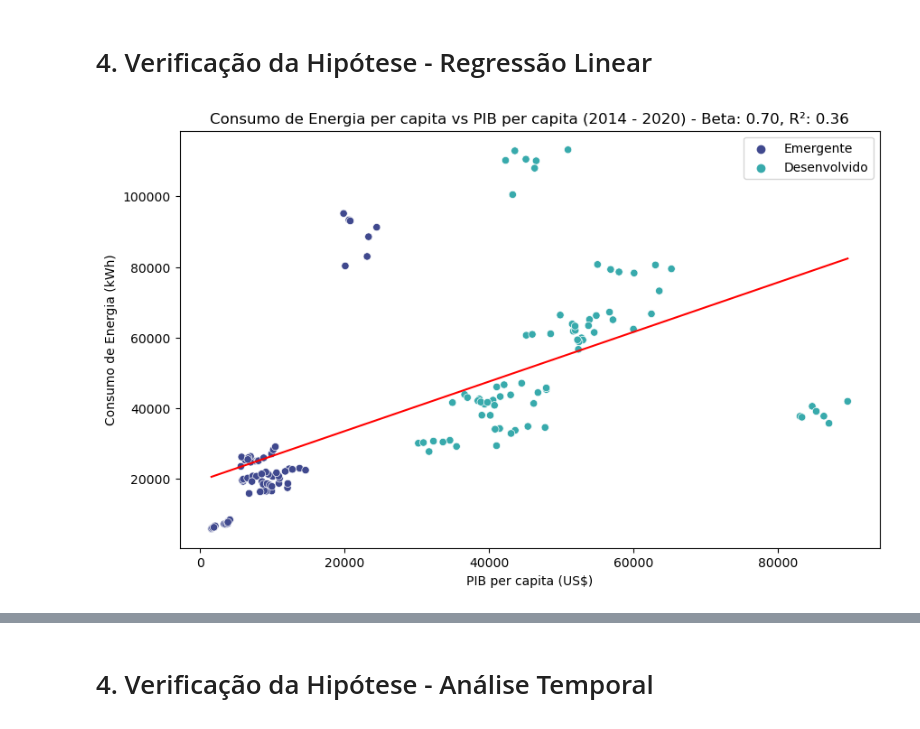
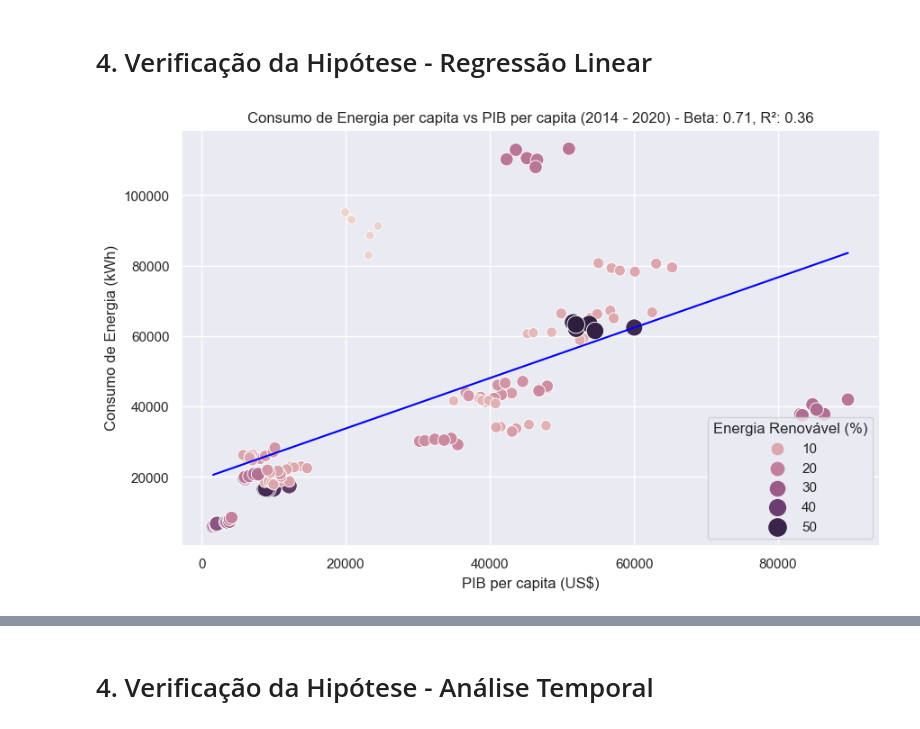
Before and after one commit to Felipefalex/Projeto-Sustainable-Energy, a Jupyter notebook: sustainable_energy.ipynb, the cells around one changed output, grey strips where cells are left out. Drawn from its saved outputs; the diff is of its cells as text; code cells hidden in the pictures.

```diff
--- a/sustainable_energy.ipynb
+++ b/sustainable_energy.ipynb
@@ -96,10 +99,10 @@ Temos 176 em nosso dataframe, sendo a lista completa deles:
 # %%
 # Dataframe reduzido
-colunas_reduzidas = ['Entity', 'Year', 'Primary energy consumption per capita (kWh/person)', 'gdp_per_capita']
+colunas_reduzidas = ['Entity', 'Year', 'Primary energy consumption per capita (kWh/person)', 'gdp_per_capita', 'Renewable energy share in the total final energy consumption (%)']
 data = data[colunas_reduzidas]
 
 # Alterando o nome das colunas
-data.columns = ['Pais', 'Ano', 'Consumo energia primaria per capita', 'PIB per capita']
+data.columns = ['Pais', 'Ano', 'Consumo energia primaria per capita', 'PIB per capita', 'Renováveis %']
 # %%
 # Avaliando a quantidade de valores nulos
 nulos = pd.DataFrame(data.isnull().sum().sort_values(ascending=False)[:25])
@@ -141,12 +145,11 @@ dtype: int64
 # Remoção das informações faltantes
 # Lista de países a serem removidos
 paises_a_remover = [
-    "Egypt", "Saint Vincent and the Grenadines", "Saint Lucia",
-    "Saint Kitts and Nevis", "Gambia", "Bahamas", "New Caledonia",
-    "Czechia", "Kyrgyzstan", "Slovakia", "Congo", "Yemen",
-    "Cayman Islands", "Somalia", "Aruba", "Bulgaria", "Bermuda",
-    "Puerto Rico", "Lebanon", "Libya", "Albania", "Eritrea",
-    "Nauru", "Djibouti"
+    "Saint Vincent and the Grenadines", "Egypt", "Slovakia",
+    "Congo", "Czechia", "Bahamas", "Saint Lucia",
+    "Saint Kitts and Nevis", "Gambia",  "Kyrgyzstan",
+    "Yemen", "Albania", "Somalia", "Nauru",
+    "Eritrea", "Cayman Islands", "South Sudan",
 ]
 
 # Removendo os países especificados do dataframe
@@ -216,3 +234,5 @@ plt.show()
+# %%
+data = data[data['Ano'] != 2020]
 # %%
 # Calculando a quantidade de informações não nulas por país para as variáveis-chave
 quantidade_info_por_pais = data.groupby('Pais')[variáveis_chave].count().sum(axis=1)
@@ -321,7 +348,7 @@ x_var = 'PIB per capita'
 y_var = 'Consumo energia primaria per capita'
 
 # Preparando os dados
-data_filtrada = data_recente[[x_var, y_var, 'Pais']].dropna()
+data_filtrada = data_recente[[x_var, y_var, 'Pais', 'Renováveis %']].dropna()
 
 data_filtrada['Status'] = data_filtrada['Pais'].apply(lambda x: 'Emergente' if x in emergentes_list else ('Desenvolvido' if x in desenvolvidos_list else 'Outro'))
 
@@ -345,14 +372,17 @@ r2 = r2_score(y, y_pred)
 # %%
 # Plotando gráfico de dispersão com linha de regressão
 plt.figure(figsize=(10, 6))
-sns.scatterplot(x=X[x_var], y=y, hue=data_filtrada['Status'], palette='mako')
-sns.lineplot(x=X[x_var], y=y_pred, color='red')
+
+sns.scatterplot(data=data_filtrada, x=X[x_var], y=y, hue='Renováveis %', size='Renováveis %', sizes=(50, 200))
+sns.lineplot(x=X[x_var], y=y_pred, color='blue')
+
 plt.title(f'Consumo de Energia per capita vs PIB per capita (2014 - 2020) - Beta: {beta:.2f}, R²: {r2:.2f}')
 plt.xlabel('PIB per capita (US$)')
 plt.ylabel('Consumo de Energia (kWh)')
+plt.legend(title='Energia Renovável (%)')
 plt.show()
 # %% [output]
-[figure, old version]
+[figure, new version]
 # %%
 # Função para plotar a regressão, onde data será o dataframe e grupo, o grupo requerido
 def plot_regression(data, grupo):
```
Also changed, not shown: parts of 33 cells of this notebook.
